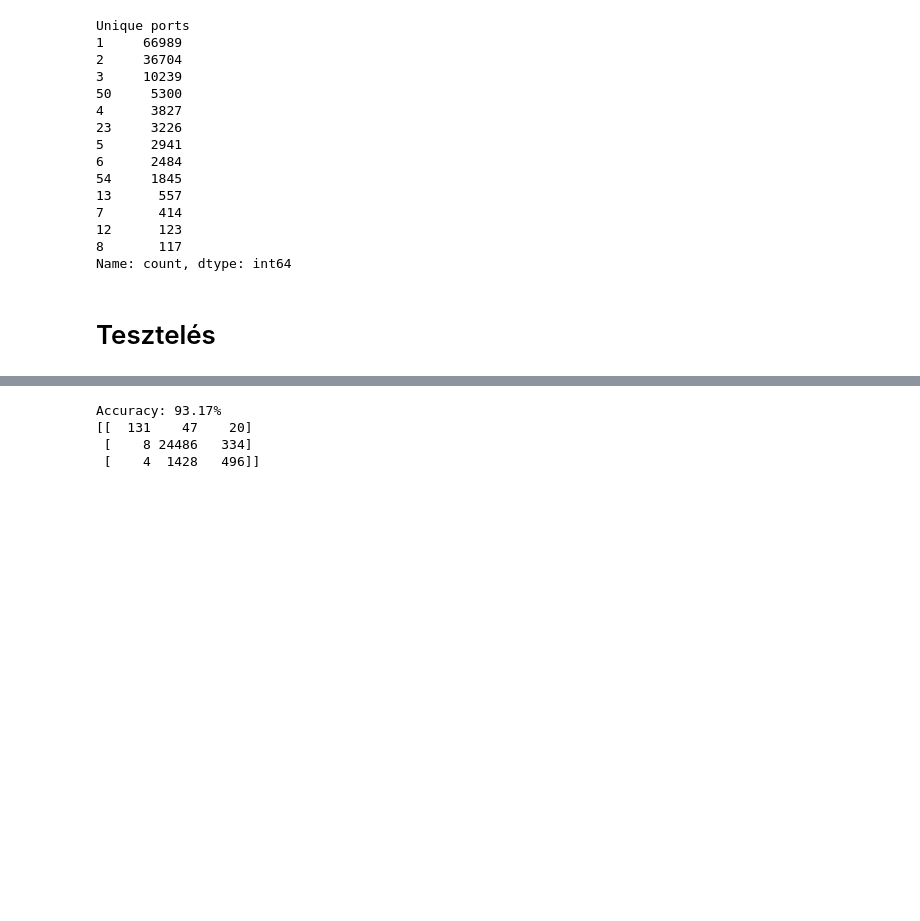
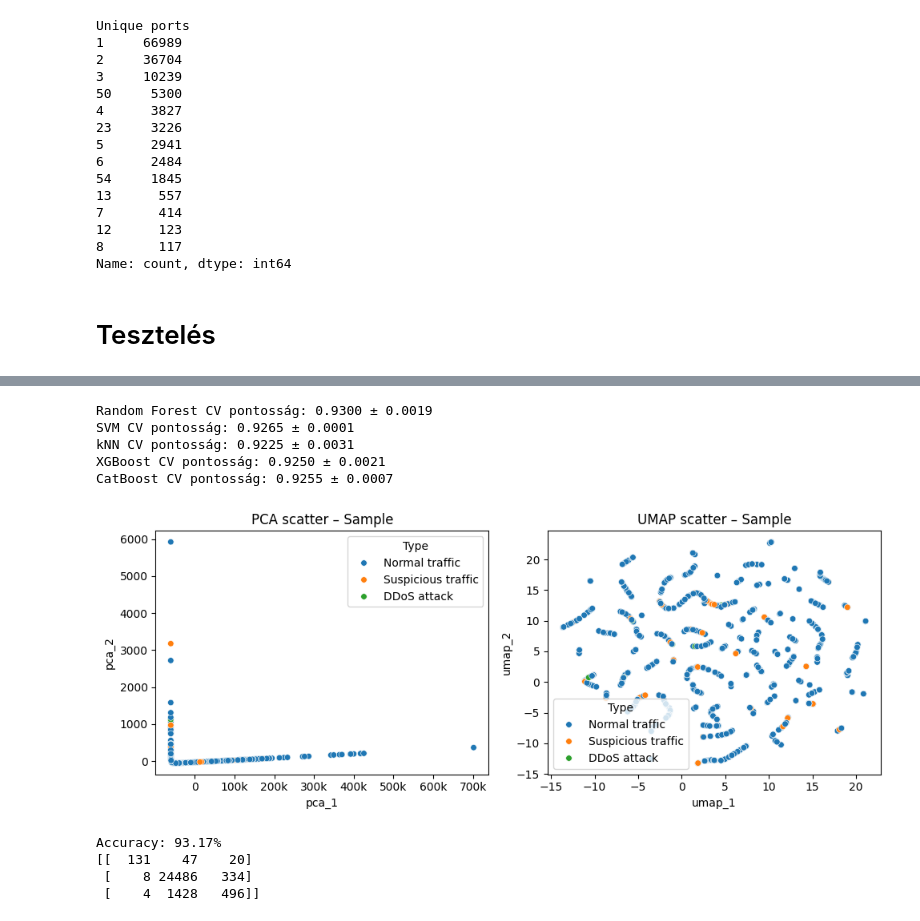
Before and after one commit to varsanyimate/ddos, a Jupyter notebook: src/feature_engineering.ipynb, the cells around one changed output, grey strips where cells are left out. Saved outputs shown, nothing was run; the diff lists cells and outputs as text; code cells hidden in the pictures; blank space fills up the shorter version.

```diff
--- a/src/feature_engineering.ipynb
+++ b/src/feature_engineering.ipynb
@@ -147,2 +157,18 @@ for df in csvs:
+# %%
+from umap import UMAP
+from sklearn.decomposition import PCA
+
+# Csak df_A_events-en futtatjuk
+df = df_A_events.copy()
+
+# Mintavételezés – csak 2000 sor
+sample_df = df.sample(n=2000, random_state=42).reset_index(drop=True)
+
+# PCA és UMAP
+pca = PCA(n_components=2, random_state=42)
+mymap = UMAP(n_components=2, n_neighbors=5, random_state=42)
+
+sample_df[['pca_1', 'pca_2']] = pca.fit_transform(sample_df[feature_cols])
+sample_df[['umap_1', 'umap_2']] = mymap.fit_transform(sample_df[feature_cols])
 # %% [markdown]
 # Tesztelés
@@ -164,3 +222,61 @@ WARNING: Running pip as the 'root' user can result in broken permissions and con
+# %%
+from sklearn.model_selection import StratifiedKFold, cross_val_score
+from sklearn.svm import SVC
+from sklearn.neighbors import KNeighborsClassifier
+from xgboost import XGBClassifier
+from catboost import CatBoostClassifier
+from sklearn.ensemble import RandomForestClassifier
+
+X_sample = A_X.sample(n=2000, random_state=42)
+y_sample = y_encoded[X_sample.index]
+
+# GT modellek összehasonlítása kereszvalidációval
+models = {
+    'Random Forest': RandomForestClassifier(n_estimators=100, random_state=42),
+    'SVM': SVC(kernel='rbf', probability=True),
+    'kNN': KNeighborsClassifier(n_neighbors=5),
+    'XGBoost': XGBClassifier(eval_metric='mlogloss'),
+    'CatBoost': CatBoostClassifier(verbose=0)
+}
+
+cv = StratifiedKFold(n_splits=3, shuffle=True, random_state=42)
+
+for name, model in models.items():
+    scores = cross_val_score(model, X_sample, y_sample, cv=cv, scoring='accuracy', n_jobs=-1)
+    print(f"{name} CV pontosság: {scores.mean():.4f} ± {scores.std():.4f}")
+# %% [output]
+Random Forest CV pontosság: 0.9300 ± 0.0019
+SVM CV pontosság: 0.9265 ± 0.0001
+kNN CV pontosság: 0.9225 ± 0.0031
+XGBoost CV pontosság: 0.9250 ± 0.0021
+CatBoost CV pontosság: 0.9255 ± 0.0007
+# %%
+import seaborn as sns
+import matplotlib.pyplot as plt
+from matplotlib.ticker import FuncFormatter
+
+def thousands_formatter(x, pos):
+    return f"{int(x/1000)}k" if x >= 1000 else int(x)
+
+# UMAP scatter plot csak minta alapján (sample_df)
+if 'umap_1' in sample_df.columns and 'pca_1' in sample_df.columns:
+    plt.figure(figsize=(10, 4))
+
+    ax1 = plt.subplot(1, 2, 1)
+    sns.scatterplot(data=sample_df, x='pca_1', y='pca_2', hue='Type', palette='tab10', s=30)
+    ax1.xaxis.set_major_formatter(FuncFormatter(thousands_formatter))
+    plt.title("PCA scatter – Sample")
+
+    ax2 = plt.subplot(1, 2, 2)
+    sns.scatterplot(data=sample_df, x='umap_1', y='umap_2', hue='Type', palette='tab10', s=30)
+    plt.title("UMAP scatter – Sample")
+
+    plt.tight_layout()
+    plt.show()
+else:
+    print("A sample_df nem tartalmaz PCA/UMAP oszlopokat.")
+# %% [output]
+[figure, added]
 # %%
 A_X = df_A_events[feature_cols]
 A_y = df_A_events['Type']
```
Also changed, not shown: parts of 14 cells of this notebook.
